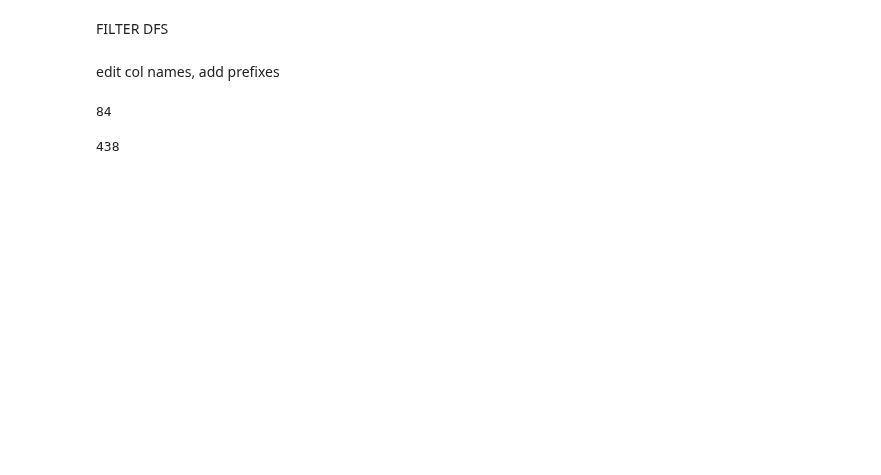
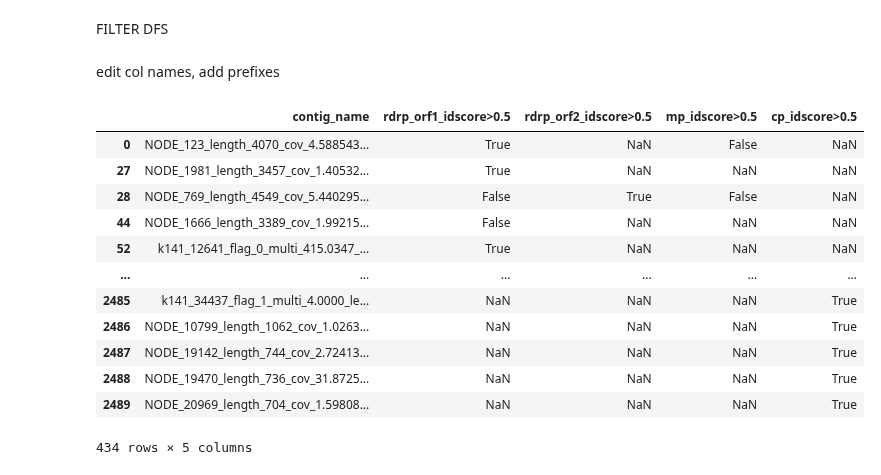
Before and after one commit to nezapajek/project-tobamo, a Jupyter notebook: analysis/whole_orf/03_pairwire_aln_results.ipynb, the cells around one changed output. Drawn from its saved outputs; the diff is of its cells as text; code cells hidden in the pictures; blank space fills up the shorter version.

```diff
--- a/analysis/whole_orf/03_pairwire_aln_results.ipynb
+++ b/analysis/whole_orf/03_pairwire_aln_results.ipynb
@@ -120,14 +121,6 @@ mega = megamerge[first_columns + [col for col in megamerge.columns if col not in
 # %%
 current_date = datetime.datetime.now().strftime("%Y-%m-%d")
 mega.to_csv(f'results/orf_x_ref_megamerge_{current_date}_filtered.csv')
-# %%
-mega.SRR.nunique()
-# %% [output]
-84
-# %%
-mega.contig_name.nunique()
-# %% [output]
-438
 # %%
 import seaborn as sns
 import matplotlib.pyplot as plt
@@ -134,0 +128,16 @@ df = mega[['rdrp_orf1_idscore>0.5', 'rdrp_orf2_idscore>0.5', 'mp_idscore>0.5', '
+# %%
+df.drop_duplicates()
+# %% [output]
+|  | contig_name | rdrp_orf1_idscore>0.5 | rdrp_orf2_idscore>0.5 | mp_idscore>0.5 | cp_idscore>0.5 |
+| 0 | NODE_123_length_4070_cov_4.588543... | True | NaN | False | NaN |
+| 27 | NODE_1981_length_3457_cov_1.40532... | True | NaN | NaN | NaN |
+| 28 | NODE_769_length_4549_cov_5.440295... | False | True | False | NaN |
+| 44 | NODE_1666_length_3389_cov_1.99215... | False | NaN | NaN | NaN |
+| 52 | k141_12641_flag_0_multi_415.0347_... | True | NaN | NaN | NaN |
+| ... | ... | ... | ... | ... | ... |
+| 2485 | k141_34437_flag_1_multi_4.0000_le... | NaN | NaN | NaN | True |
+| 2486 | NODE_10799_length_1062_cov_1.0263... | NaN | NaN | NaN | True |
+| 2487 | NODE_19142_length_744_cov_2.72413... | NaN | NaN | NaN | True |
+| 2488 | NODE_19470_length_736_cov_31.8725... | NaN | NaN | NaN | True |
+| 2489 | NODE_20969_length_704_cov_1.59808... | NaN | NaN | NaN | True |
+434 rows × 5 columns
```
Also changed, not shown: parts of 4 cells of this notebook, 6 other files.
